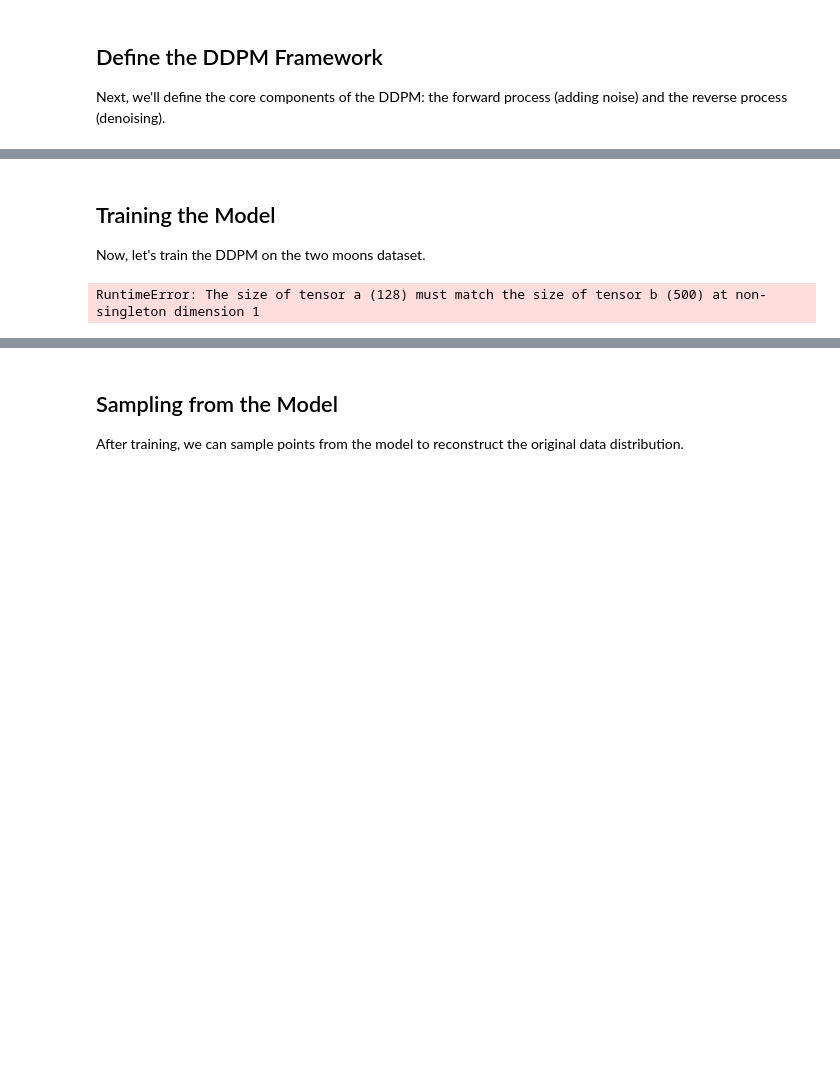
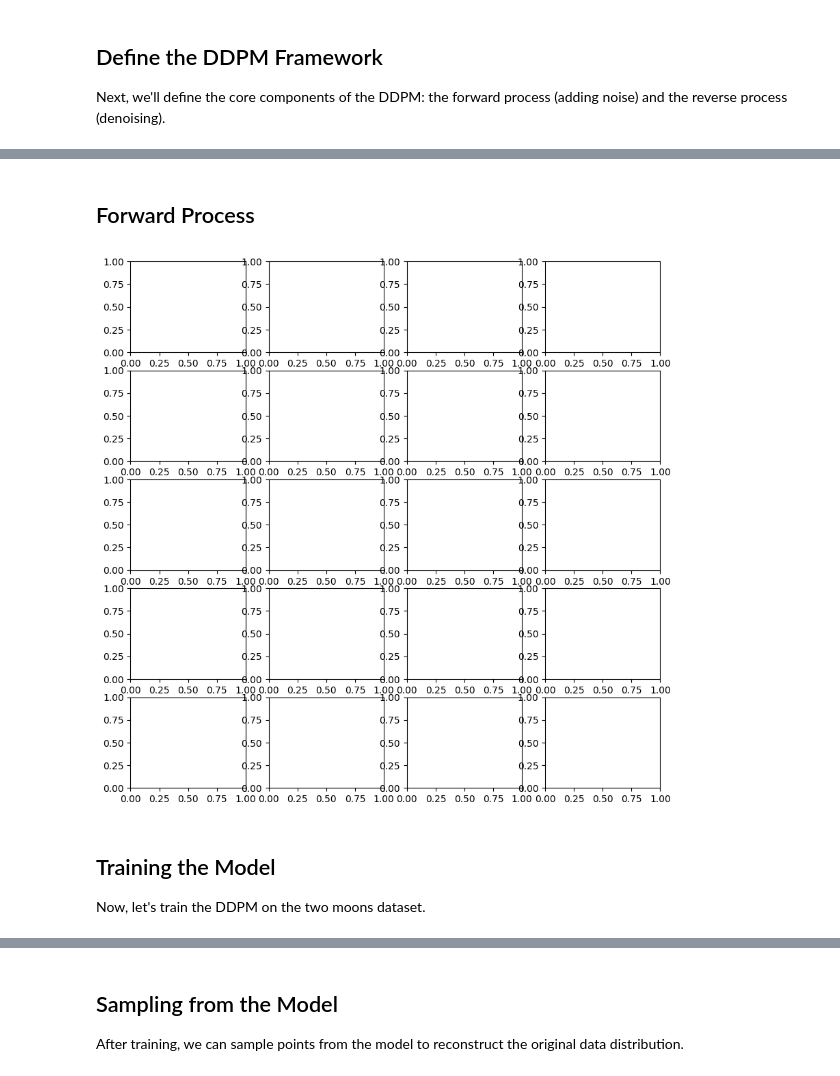
Before and after one commit to afshinbigboy/gm-samples, a Jupyter notebook: ddpm.ipynb, the cells around one changed output, grey strips where cells are left out. Drawn from its saved outputs; the diff is of its cells as text; code cells hidden in the pictures; blank space fills up the shorter version.

```diff
--- a/ddpm.ipynb
+++ b/ddpm.ipynb
@@ -92,20 +139,9 @@ class DDPM(nn.Module):
+# %% [markdown]
+## Forward Process
+# %%
+_, axs = plt.subplots(5, 4, figsize=(10, 10))
+# %% [output]
+[figure, added]
 # %% [markdown]
 ## Training the Model
 Now, let's train the DDPM on the two moons dataset.
-# %%
-
-# Training loop
-for epoch in range(epochs):
-    for data in dataloader:
-        x_0 = data
-        t = torch.randint(0, timesteps, (batch_size,), device=data.device)
-
-        loss = ddpm.loss(x_0, t)
-
-        optimizer.zero_grad()
-        loss.backward()
-        optimizer.step()
-
-    print(f'Epoch {epoch + 1}/{epochs}, Loss: {loss.item()}')
-# %% [output]
-RuntimeError: The size of tensor a (128) must match the size of tensor b (500) at non-singleton dimension 1
```
Also changed, not shown: parts of 10 cells of this notebook, 5 other files.
